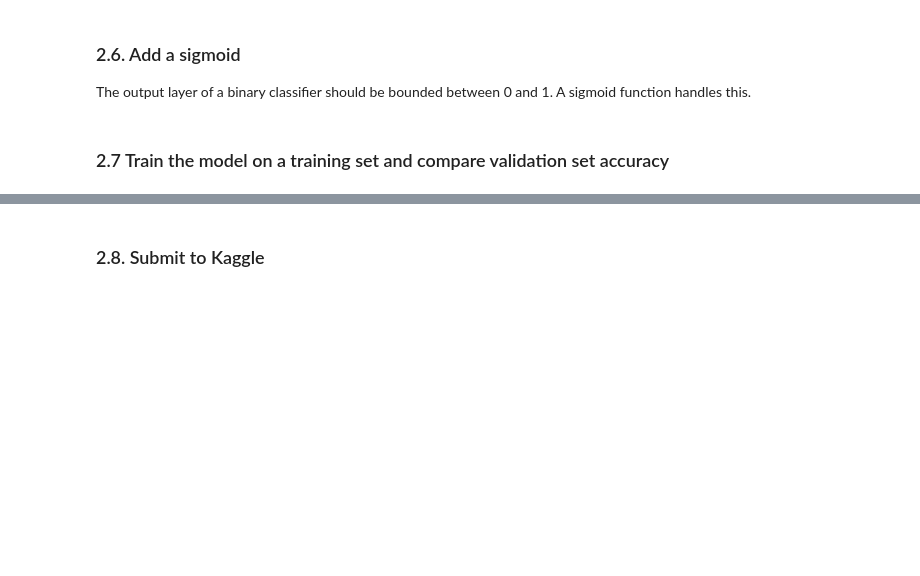
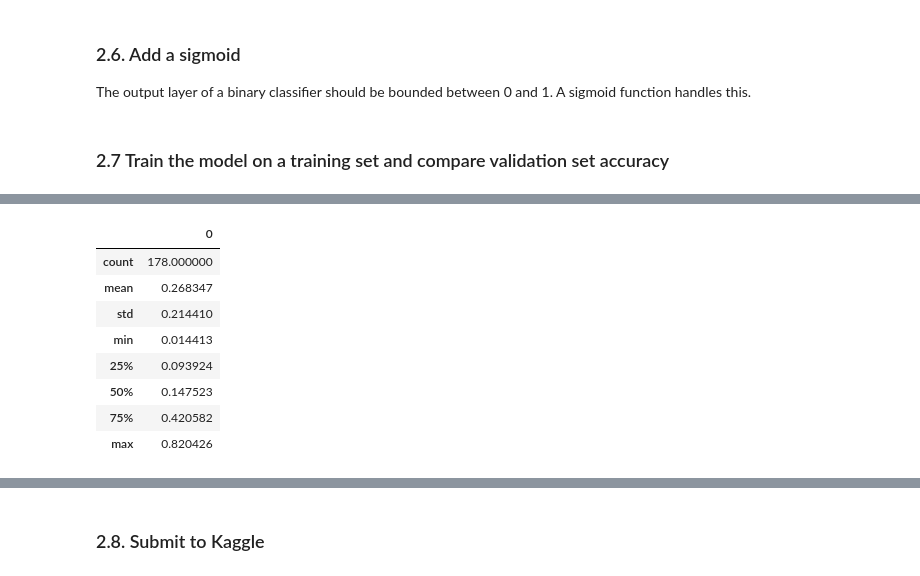
Before and after one commit to gjohl/ml-practice, a Jupyter notebook: ml-practice/notebooks/fastai/5_models_from_scratch.ipynb, the cells around one changed output, grey strips where cells are left out. Drawn from its saved outputs; the diff is of its cells as text; code cells hidden in the pictures; blank space fills up the shorter version.

```diff
--- a/ml-practice/notebooks/fastai/5_models_from_scratch.ipynb
+++ b/ml-practice/notebooks/fastai/5_models_from_scratch.ipynb
@@ -429,3 +460,15 @@ weights, loss = train_linear_model(t_independent, t_dependent, num_layers=1, num
+# %%
+pd.DataFrame(calculate_predictions(t_independent[validation_idxs], weights).detach().numpy()).describe()
+# %% [output]
+|  | 0 |
+| count | 178.000000 |
+| mean | 0.268347 |
+| std | 0.214410 |
+| min | 0.014413 |
+| 25% | 0.093924 |
+| 50% | 0.147523 |
+| 75% | 0.420582 |
+| max | 0.820426 |
 # %%
 def calculate_predicted_classifications(predictions_prob):
     predictions_classifications = predictions_prob > 0.5
```
Also changed, not shown: parts of 55 cells of this notebook, 3 other files.
